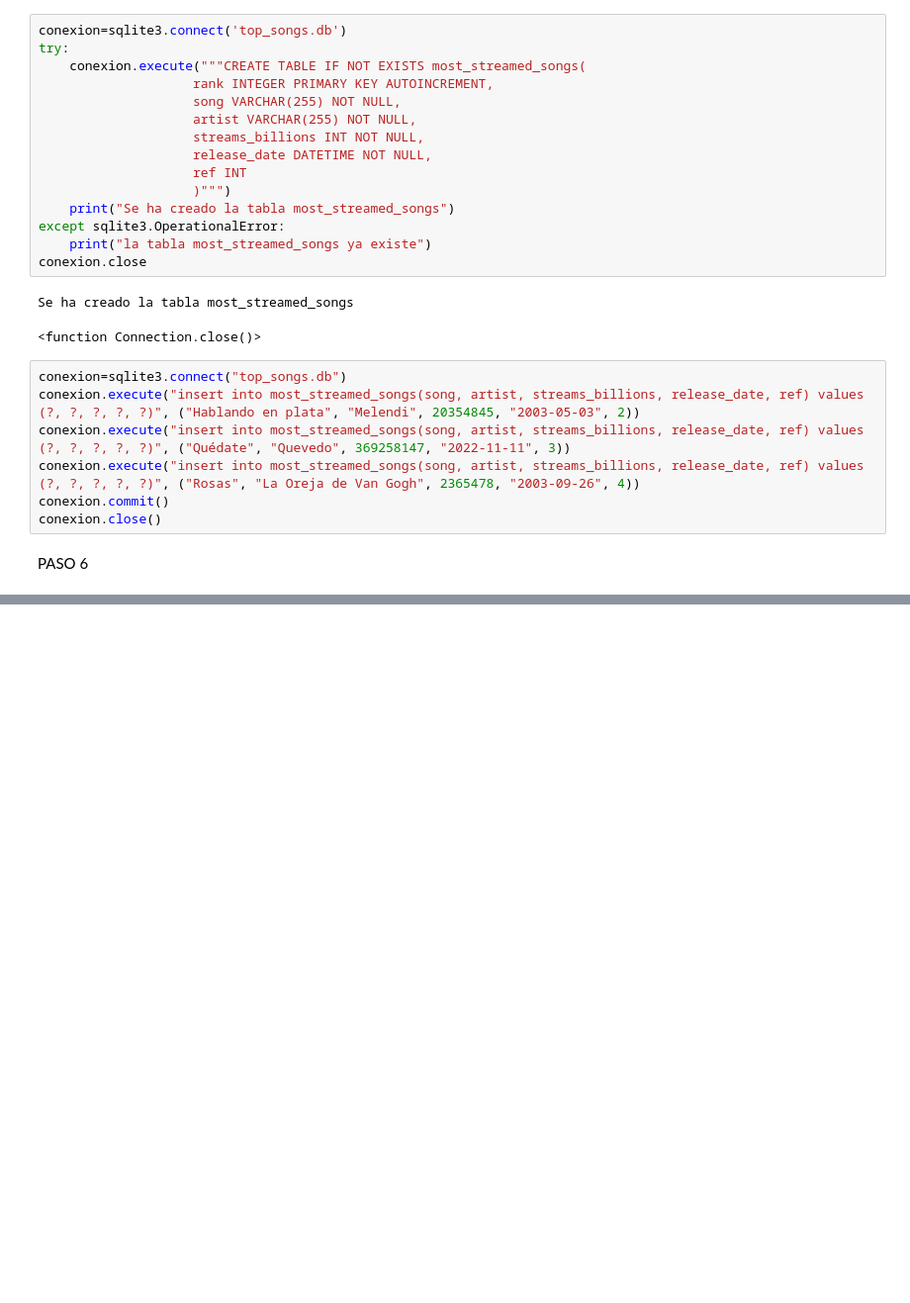
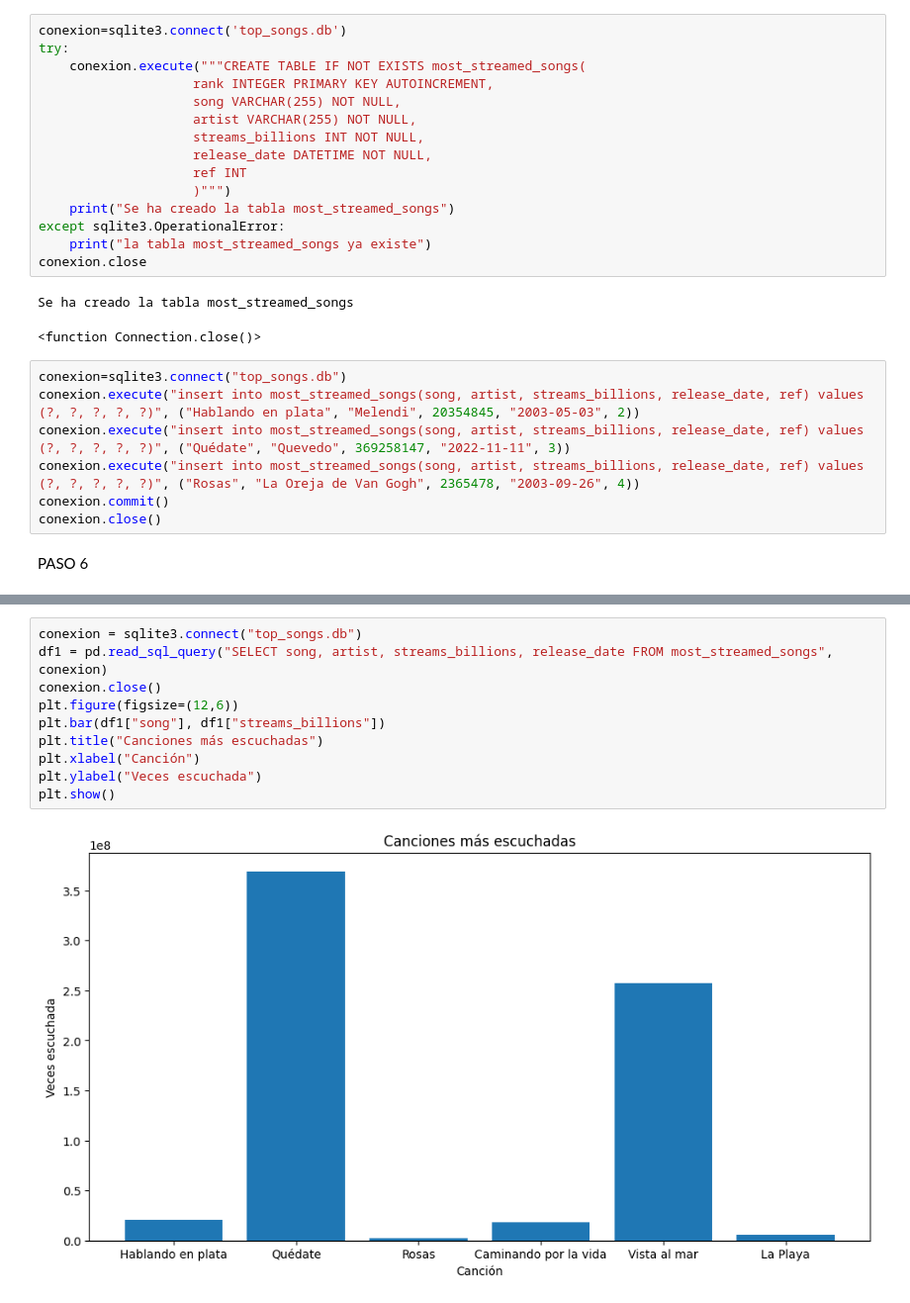
Before and after one commit to 4GeeksAcademy/esanchez_web_scraping, a Jupyter notebook: src/explore.ipynb, the cells around one changed output, grey strips where cells are left out. Shown at 99% size. Drawn from its saved outputs; the diff is of its cells as text; blank space fills up the shorter version.

```diff
--- a/src/explore.ipynb
+++ b/src/explore.ipynb
@@ -105,0 +149,12 @@ conexion.close()
+# %%
+conexion = sqlite3.connect("top_songs.db")
+df1 = pd.read_sql_query("SELECT song, artist, streams_billions, release_date FROM most_streamed_songs", conexion)
+conexion.close()
+plt.figure(figsize=(12,6))
+plt.bar(df1["song"], df1["streams_billions"])
+plt.title("Canciones más escuchadas")
+plt.xlabel("Canción")
+plt.ylabel("Veces escuchada")
+plt.show()
+# %% [output]
+[figure, added]
```
Also changed, not shown: parts of 8 cells of this notebook, 1 other file.
